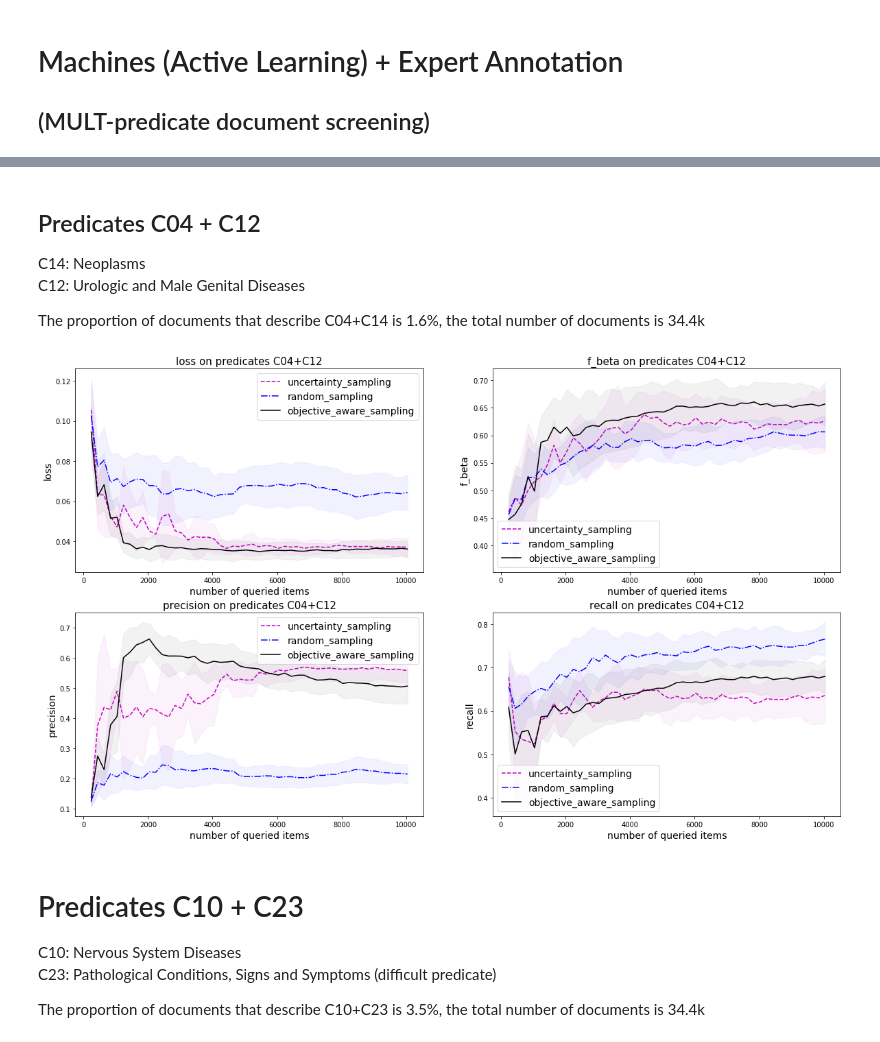
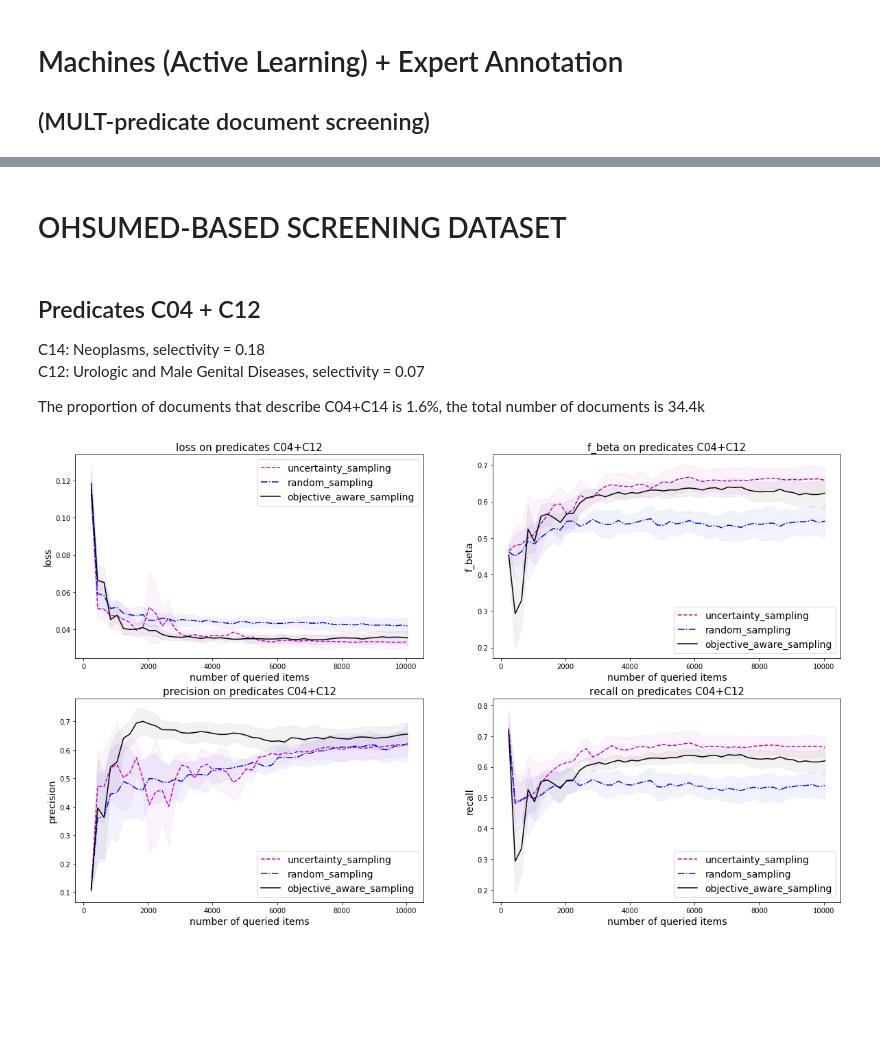
Before and after one commit to Evgeneus/Active-Hybrid-Classificatoin, a Jupyter notebook: machine_and_experts_annotate/notebooks/machines_and_experts.ipynb, the cells around one changed output, grey strips where cells are left out. Drawn from its saved outputs; the diff is of its cells as text; code cells hidden in the pictures; blank space fills up the shorter version.

```diff
--- a/machine_and_experts_annotate/notebooks/machines_and_experts.ipynb
+++ b/machine_and_experts_annotate/notebooks/machines_and_experts.ipynb
@@ -41,18 +51,14 @@ def plot(file_name, pred):
+# %% [markdown]
+# OHSUMED-BASED SCREENING DATASET
 # %% [markdown]
 ## Predicates C04 + C12
-C14: Neoplasms <br>
-C12: Urologic and Male Genital Diseases
+C14: Neoplasms, selectivity = 0.18 <br>
+C12: Urologic and Male Genital Diseases, selectivity = 0.07
 
 The proportion of documents that describe C04+C14 is 1.6%, the total number of documents is 34.4k <br>
 # %%
 pred = ['C04', 'C12']
-file_name = 'screening_al_C04_C12_lr5_smv_tr07_k5.csv'.format(pred[0], pred[1])
+file_name = 'screening_ohsumed_C04_C12_thr07.csv'
 plot(file_name, pred)
 # %% [output]
-[figure, old version]
+[figure, new version]
-# %% [markdown]
-# Predicates C10 + C23
-C10: Nervous System Diseases  <br>
-C23: Pathological Conditions, Signs and Symptoms (difficult predicate)
-
-The proportion of documents that describe C10+C23 is 3.5%, the total number of documents is  34.4k<br>
```
Also changed, not shown: parts of 12 cells of this notebook, 10 other files.
